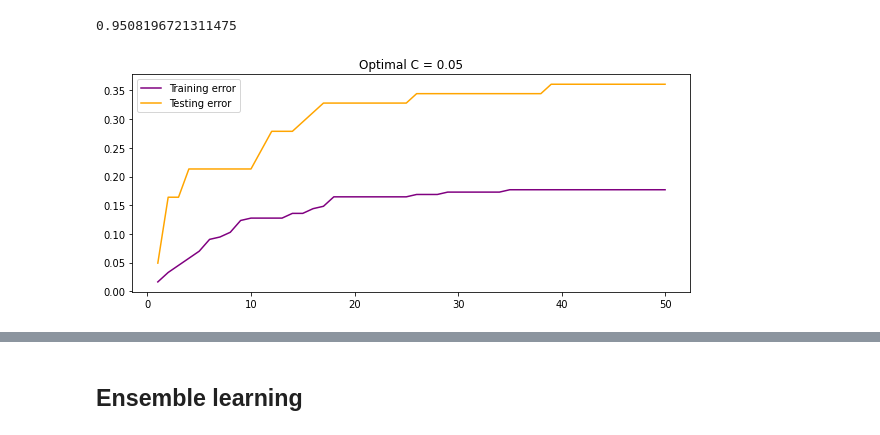
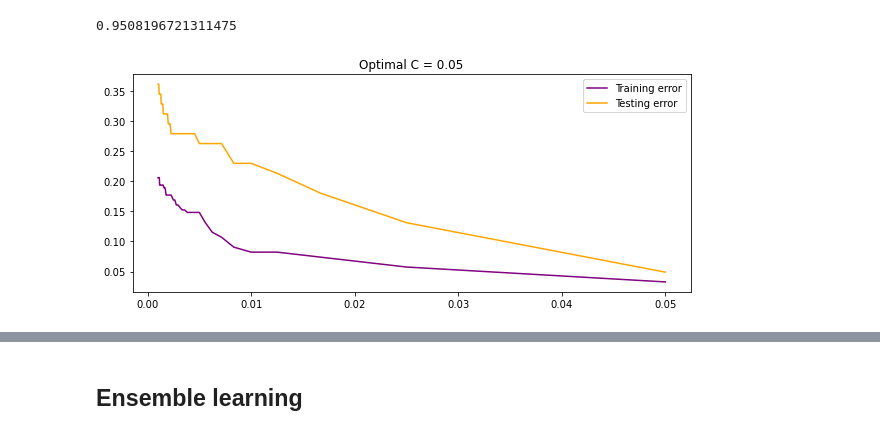
Before and after one commit to mbenkus/MedicalChatbot, a Jupyter notebook: Meddy.ipynb, the cells around one changed output, grey strips where cells are left out. Saved outputs shown, nothing was run; the diff lists cells and outputs as text; code cells hidden in the pictures.

```diff
--- a/Meddy.ipynb
+++ b/Meddy.ipynb
@@ -660,7 +661,7 @@ def cross_validation(X_train, y_train, X_test, y_test, model_name, parameter_ran
         elif model_name == 'dctree':
             model = DecisionTreeClassifier(splitter='random', max_depth=parameter)
         elif model_name =='svm':
-            model = SVC(C=1/parameter*10, gamma=1-1/(parameter+1))
+            model = SVC(C=1/(parameter*10))
 
         model.fit(X_train, y_train)
         learning_error = 1 - model.score(X_train, y_train)
@@ -670,6 +671,8 @@ def cross_validation(X_train, y_train, X_test, y_test, model_name, parameter_ran
 
     if model_name == 'logreg':
         best_parameter_value = 1/(parameters[np.argmin(test_errors)]*20)
+    elif model_name == 'svm':
+        best_parameter_value = 1/(parameters[np.argmin(test_errors)]*10)
     else:
         best_parameter_value = parameters[np.argmin(test_errors)]
 
@@ -778,15 +781,18 @@ print(logreg.score(X_test, y_test))
 # %%
 fig = plt.figure(figsize=(10,4))
 
 c, best_c, train_errors, test_errors = cross_validation(X_train, y_train, X_test, y_test, model_name='logreg')
+c_reg = []
+for each in c:
+    c_reg.append(1/(each*20))
 plt.title(f"Optimal C = {best_c}")
-plt.plot(c, train_errors, c='purple', label='Training error')
-plt.plot(c, test_errors, c='orange', label='Testing error')
+plt.plot(c_reg, train_errors, c='purple', label='Training error')
+plt.plot(c_reg, test_errors, c='orange', label='Testing error')
 plt.legend()
 
 plt.show()
 # %% [output]
-[figure, old version]
+[figure, new version]
 # %%
 #Support Vector Machine (SVM)
 
```
Also changed, not shown: parts of 14 cells of this notebook, 1 other file.
